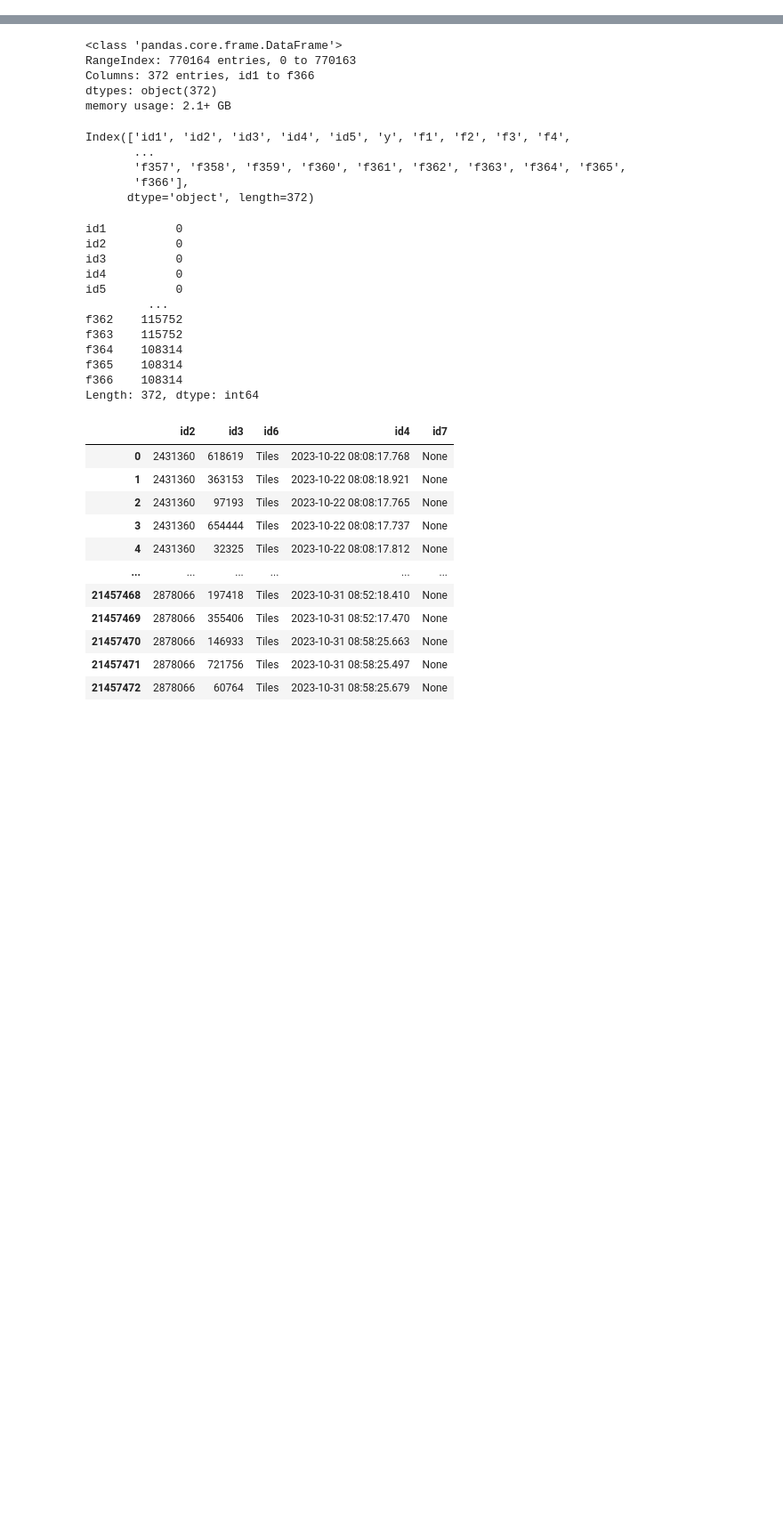
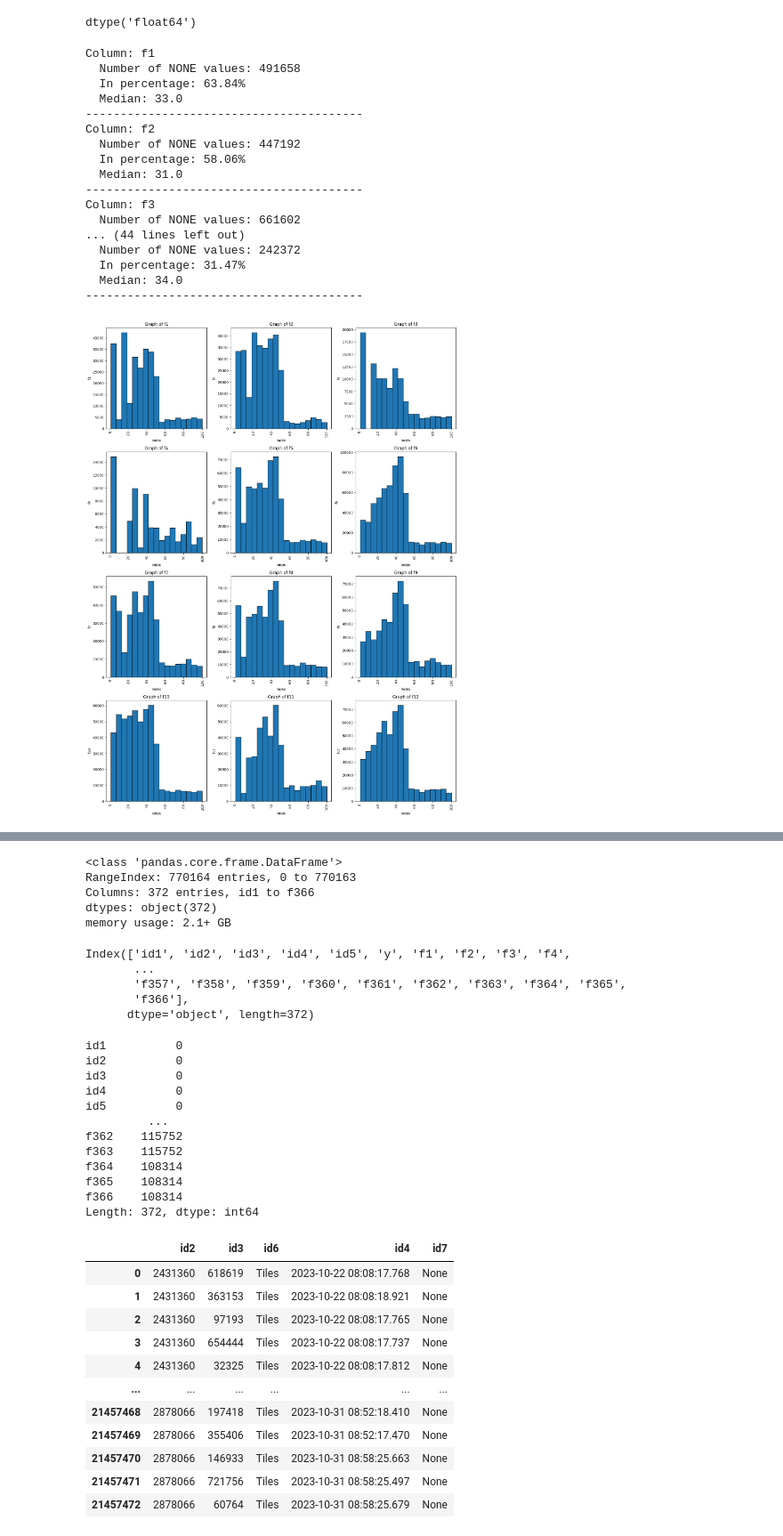
Before and after one commit to Rishi5301/Decision_Science_Track-The_AMEX_Campus_Challenge, a Jupyter notebook: AMEX_hackathon.ipynb, the cells around one changed output, grey strips where cells are left out. Shown at 89% size. Saved outputs shown, nothing was run; the diff lists cells and outputs as text; code cells hidden in the pictures; blank space fills up the shorter version.

```diff
--- a/AMEX_hackathon.ipynb
+++ b/AMEX_hackathon.ipynb
@@ -36,0 +62,2 @@ df.describe()
+# %%
+df['event_date'] = pd.to_datetime(df['event_date'])
@@ -36,0 +68,2 @@ df.describe()
+# %%
+df['event_timestamp'] = pd.to_datetime(df['event_timestamp'], format='%H:%M:%S').dt.time
@@ -36,0 +97,13 @@ df.describe()
+# %%
+df['f2'].dtype
+# %% [output]
+dtype('float64')
+# %%
+# Convert the column to numeric, forcing errors to NaN
+df['f2'] = pd.to_numeric(df['f2'], errors='coerce')
+# %%
+interest_column = [f'f{i}' for i in range(1,13)]
+interest_column
+
+for i in interest_column:
+    df[i] = pd.to_numeric(df[i], errors='coerce')
@@ -36,0 +125,62 @@ df.describe()
+# %%
+# Calculate subplot dimensions
+n_columns = len(interest_column)
+n_rows = int(np.ceil(n_columns / 3))  # 3 columns per row, adjust as needed
+n_cols = min(3, n_columns)  # Max 3 columns
+
+# Create subplots
+fig, axes = plt.subplots(n_rows, n_cols, figsize=(15, 5*n_rows))
+
+# Handle case where there's only one subplot
+if n_columns == 1:
+    axes = [axes]
+elif n_rows == 1:
+    axes = axes.reshape(1, -1)
+
+# Flatten axes array for easier indexing
+axes_flat = axes.flatten()
+
+# Plot each histogram
+for i, column in enumerate(interest_column):
+    clean_data = df[column].dropna()
+
+    # Plot histogram
+    axes_flat[i].hist(clean_data, bins=17, edgecolor='black')
+    axes_flat[i].set_title(f'Graph of {column}')
+    axes_flat[i].set_xlabel('Index')
+    axes_flat[i].set_ylabel(column)
+    axes_flat[i].tick_params(axis='x', rotation=90)
+
+    # Print statistics
+    print(f'Column: {column}')
+    print(f'  Number of NONE values: {df[column].isna().sum()}')
+    print(f'  In percentage: {df[column].isna().sum()/df.shape[0]:.2%}')
+    print(f'  Median: {df[column].median()}')
+    print('-' * 40)
+
+# Hide extra subplots if any
+for i in range(n_columns, len(axes_flat)):
+    axes_flat[i].set_visible(False)
+
+# Adjust layout to prevent overlapping
+plt.tight_layout()
+plt.show()
+# %% [output]
+Column: f1
+  Number of NONE values: 491658
+  In percentage: 63.84%
+  Median: 33.0
+----------------------------------------
+Column: f2
+  Number of NONE values: 447192
+  In percentage: 58.06%
+  Median: 31.0
+----------------------------------------
+Column: f3
+  Number of NONE values: 661602
+... (44 lines left out)
+  Number of NONE values: 242372
+  In percentage: 31.47%
+  Median: 34.0
+----------------------------------------
+[figure, added]
```
Also changed, not shown: parts of 24 cells of this notebook.
